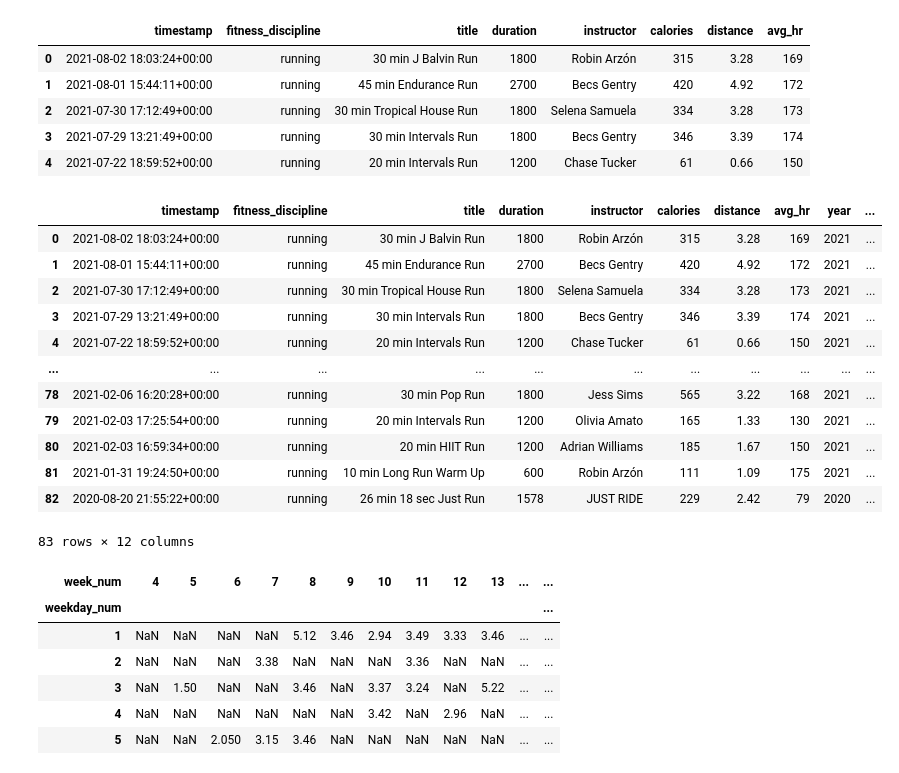
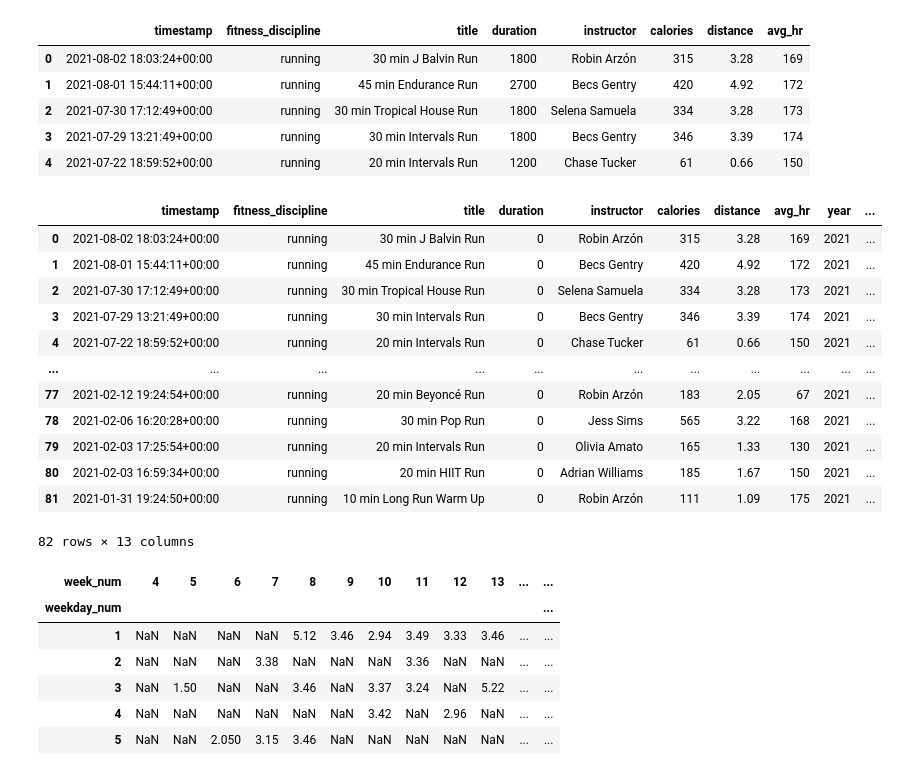
Before and after one commit to sejaldua/pelo-wolfpack, a Jupyter notebook: playground.ipynb, the cells around one changed output. Drawn from its saved outputs; the diff is of its cells as text; code cells hidden in the pictures.

Commit message:
clean up notebook and data extraction

```diff
--- a/playground.ipynb
+++ b/playground.ipynb
@@ -56,24 +17,30 @@ df.head()
 | 4 | 2021-07-22 18:59:52+00:00 | running | 20 min Intervals Run | 1200 | Chase Tucker | 61 | 0.66 | 150 |
 # %%
 # creating new datetime-based features
+df['duration'] = df['duration'].apply(lambda x: x // 60)
 df['year'] = df.timestamp.dt.year
 df['month'] = df.timestamp.dt.month
 df['weekday'] = df.timestamp.dt.day_name()
+df['week_num'] = df['timestamp'].apply(lambda x: x.isocalendar()[1])
 
+# get weekday_num in order of MTWTFSS because we want to sort the rows of the heatmap in order
 mapping = {k: v for k, v in zip(['Monday', 'Tuesday', 'Wednesday', 'Thursday', 'Friday', 'Saturday', 'Sunday'], [i+1 for i in range(7)])}
 df['weekday_num'] = df['weekday'].apply(lambda x: mapping[x])
-df
+
+# filter dataset to only look at workouts in 2021
+data_2021 = df[df['year'] == 2021]
+data_2021
 # %% [output]
 |  | timestamp | fitness_discipline | title | duration | instructor | calories | distance | avg_hr | year | ... |
-| 0 | 2021-08-02 18:03:24+00:00 | running | 30 min J Balvin Run | 1800 | Robin Arzón | 315 | 3.28 | 169 | 2021 | ... |
-| 1 | 2021-08-01 15:44:11+00:00 | running | 45 min Endurance Run | 2700 | Becs Gentry | 420 | 4.92 | 172 | 2021 | ... |
-| 2 | 2021-07-30 17:12:49+00:00 | running | 30 min Tropical House Run | 1800 | Selena Samuela | 334 | 3.28 | 173 | 2021 | ... |
-| 3 | 2021-07-29 13:21:49+00:00 | running | 30 min Intervals Run | 1800 | Becs Gentry | 346 | 3.39 | 174 | 2021 | ... |
-| 4 | 2021-07-22 18:59:52+00:00 | running | 20 min Intervals Run | 1200 | Chase Tucker | 61 | 0.66 | 150 | 2021 | ... |
+| 0 | 2021-08-02 18:03:24+00:00 | running | 30 min J Balvin Run | 0 | Robin Arzón | 315 | 3.28 | 169 | 2021 | ... |
+| 1 | 2021-08-01 15:44:11+00:00 | running | 45 min Endurance Run | 0 | Becs Gentry | 420 | 4.92 | 172 | 2021 | ... |
+| 2 | 2021-07-30 17:12:49+00:00 | running | 30 min Tropical House Run | 0 | Selena Samuela | 334 | 3.28 | 173 | 2021 | ... |
+| 3 | 2021-07-29 13:21:49+00:00 | running | 30 min Intervals Run | 0 | Becs Gentry | 346 | 3.39 | 174 | 2021 | ... |
+| 4 | 2021-07-22 18:59:52+00:00 | running | 20 min Intervals Run | 0 | Chase Tucker | 61 | 0.66 | 150 | 2021 | ... |
 | ... | ... | ... | ... | ... | ... | ... | ... | ... | ... | ... |
-| 78 | 2021-02-06 16:20:28+00:00 | running | 30 min Pop Run | 1800 | Jess Sims | 565 | 3.22 | 168 | 2021 | ... |
-| 79 | 2021-02-03 17:25:54+00:00 | running | 20 min Intervals Run | 1200 | Olivia Amato | 165 | 1.33 | 130 | 2021 | ... |
-| 80 | 2021-02-03 16:59:34+00:00 | running | 20 min HIIT Run | 1200 | Adrian Williams | 185 | 1.67 | 150 | 2021 | ... |
-| 81 | 2021-01-31 19:24:50+00:00 | running | 10 min Long Run Warm Up | 600 | Robin Arzón | 111 | 1.09 | 175 | 2021 | ... |
-| 82 | 2020-08-20 21:55:22+00:00 | running | 26 min 18 sec Just Run | 1578 | JUST RIDE | 229 | 2.42 | 79 | 2020 | ... |
+| 77 | 2021-02-12 19:24:54+00:00 | running | 20 min Beyoncé Run | 0 | Robin Arzón | 183 | 2.05 | 67 | 2021 | ... |
+| 78 | 2021-02-06 16:20:28+00:00 | running | 30 min Pop Run | 0 | Jess Sims | 565 | 3.22 | 168 | 2021 | ... |
+| 79 | 2021-02-03 17:25:54+00:00 | running | 20 min Intervals Run | 0 | Olivia Amato | 165 | 1.33 | 130 | 2021 | ... |
+| 80 | 2021-02-03 16:59:34+00:00 | running | 20 min HIIT Run | 0 | Adrian Williams | 185 | 1.67 | 150 | 2021 | ... |
+| 81 | 2021-01-31 19:24:50+00:00 | running | 10 min Long Run Warm Up | 0 | Robin Arzón | 111 | 1.09 | 175 | 2021 | ... |
-83 rows × 12 columns
+82 rows × 13 columns
```
Also changed, not shown: parts of 8 cells of this notebook, 1 other file.
